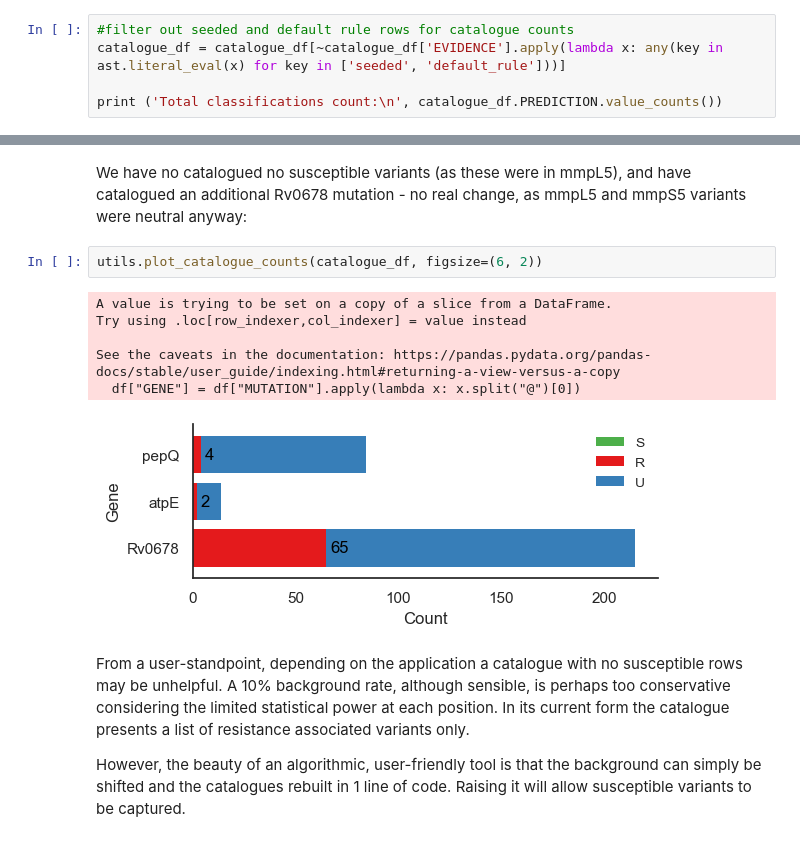
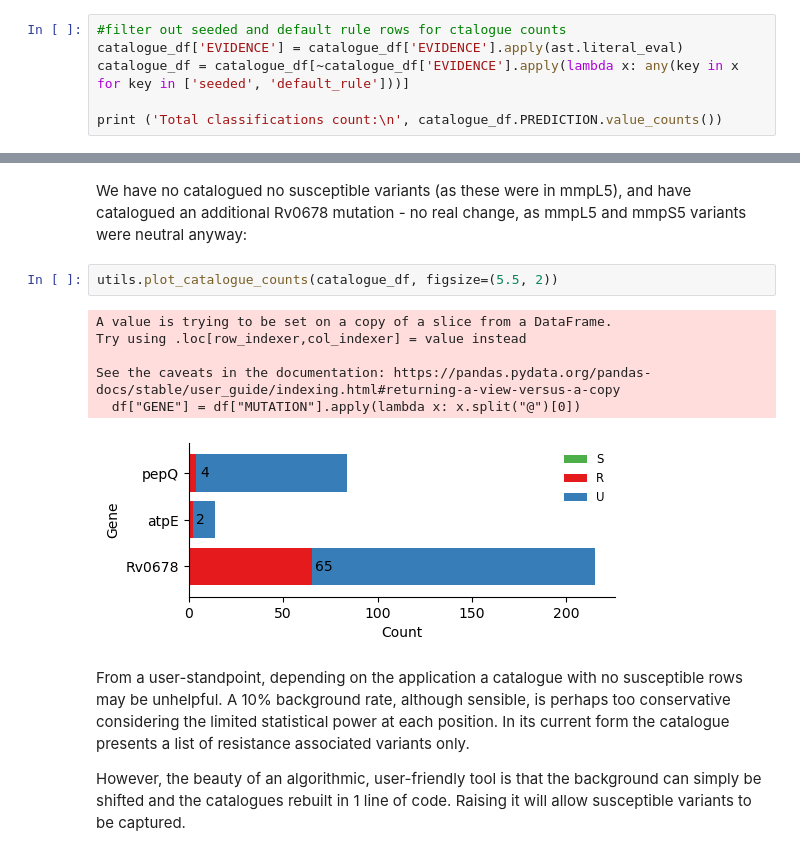
Before and after one commit to fowler-lab/tb-bdq-cat, a Jupyter notebook: Results_1.ipynb, the cells around one changed output, grey strips where cells are left out. Drawn from its saved outputs; the diff is of its cells as text.

```diff
--- a/Results_1.ipynb
+++ b/Results_1.ipynb
@@ -222,8 +261,9 @@ catalogue_df
 | 330 | NC_000962.3 | BDQ-2024.07 | 1.1 | GARC1 | RUS | BDQ | ... |
 331 rows × 11 columns
 # %%
-#filter out seeded and default rule rows for catalogue counts
-catalogue_df = catalogue_df[~catalogue_df['EVIDENCE'].apply(lambda x: any(key in ast.literal_eval(x) for key in ['seeded', 'default_rule']))]
+#filter out seeded and default rule rows for ctalogue counts
+catalogue_df['EVIDENCE'] = catalogue_df['EVIDENCE'].apply(ast.literal_eval)
+catalogue_df = catalogue_df[~catalogue_df['EVIDENCE'].apply(lambda x: any(key in x for key in ['seeded', 'default_rule']))]
 
 print ('Total classifications count:\n', catalogue_df.PREDICTION.value_counts())
 # %% [output]
@@ -235,14 +275,14 @@ Name: PREDICTION, dtype: int64
 # %% [markdown]
 We have no catalogued no susceptible variants (as these were in mmpL5), and have catalogued an additional Rv0678 mutation - no real change, as mmpL5 and mmpS5 variants were neutral anyway:
 # %%
-utils.plot_catalogue_counts(catalogue_df, figsize=(6, 2))
+utils.plot_catalogue_counts(catalogue_df, figsize=(5.5, 2))
 # %% [output]
 A value is trying to be set on a copy of a slice from a DataFrame.
 Try using .loc[row_indexer,col_indexer] = value instead
 
 See the caveats in the documentation: https://pandas.pydata.org/pandas-docs/stable/user_guide/indexing.html#returning-a-view-versus-a-copy
   df["GENE"] = df["MUTATION"].apply(lambda x: x.split("@")[0])
-[figure, old version]
+[figure, new version]
 # %% [markdown]
 From a user-standpoint, depending on the application a catalogue with no susceptible rows may be unhelpful. A 10% background rate, although sensible, is perhaps too conservative considering the limited statistical power at each position. In its current form the catalogue presents a list of resistance associated variants only.
 
```
Also changed, not shown: parts of 42 cells of this notebook, 6 other files.
